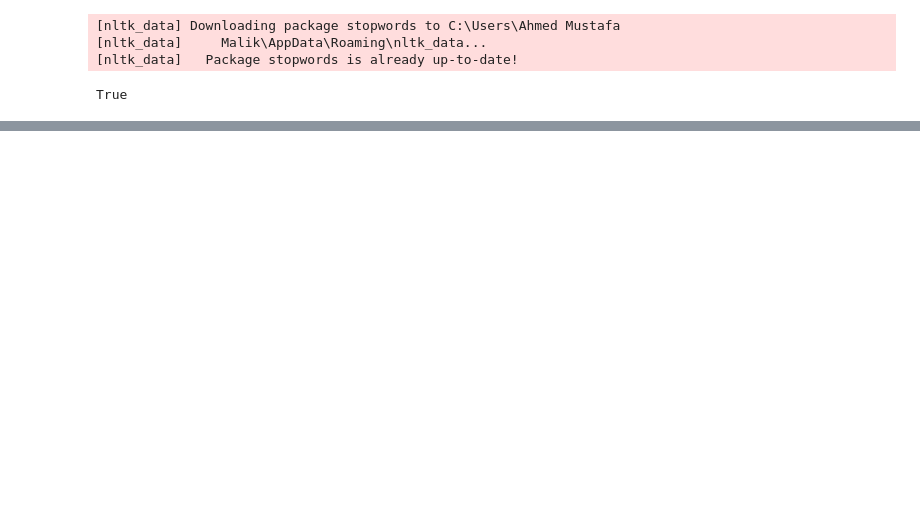
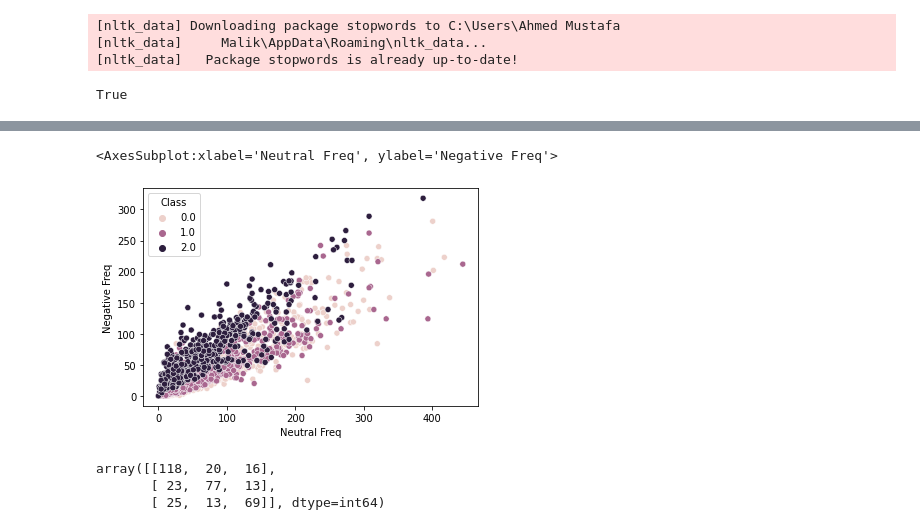
Before and after one commit to amm98d/twitter-sentiment-analysis, a Jupyter notebook: script.ipynb, the cells around one changed output, grey strips where cells are left out. Saved outputs shown, nothing was run; the diff lists cells and outputs as text; code cells hidden in the pictures; blank space fills up the shorter version.

```diff
--- a/script.ipynb
+++ b/script.ipynb
@@ -73,0 +152,5 @@ all_tweets[50].content
+# %%
+sns.scatterplot(x='Neutral Freq', y='Negative Freq', hue="Class", data=dataset)
+# %% [output]
+<AxesSubplot:xlabel='Neutral Freq', ylabel='Negative Freq'>
+[figure, added]
@@ -73,0 +164,8 @@ all_tweets[50].content
+# %%
+from sklearn.metrics import confusion_matrix
+cnf_matrix=confusion_matrix(y_test, y_pred, labels=[0,1,2])
+cnf_matrix
+# %% [output]
+array([[118,  20,  16],
+       [ 23,  77,  13],
+       [ 25,  13,  69]], dtype=int64)
```
Also changed, not shown: parts of 16 cells of this notebook.
